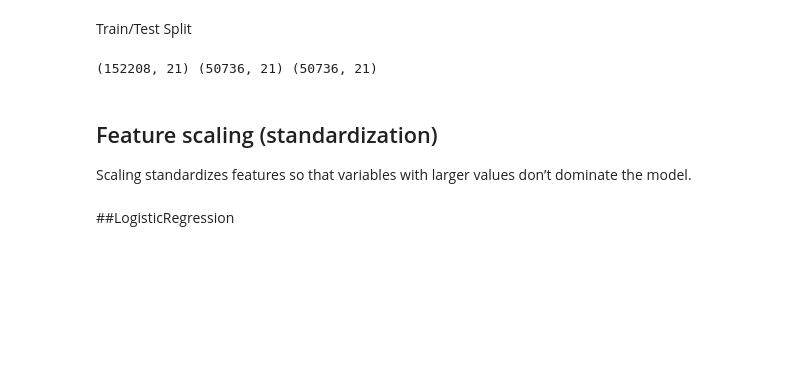
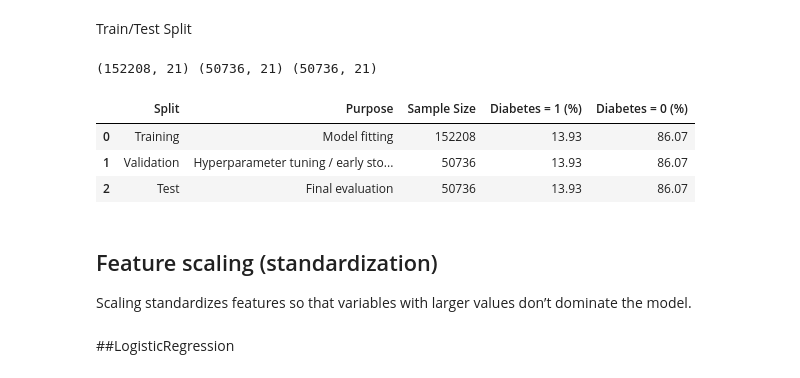
Before and after one commit to 3Frank3/Diabetes-Risk-Prediction-Fairness-Evaluation-and-Causal-Analysis-of-Physical-Activity-Using-PSM, a Jupyter notebook: Modeling_NN.ipynb, the cells around one changed output. Saved outputs shown, nothing was run; the diff lists cells and outputs as text; code cells hidden in the pictures; blank space fills up the shorter version.

```diff
--- a/Modeling_NN.ipynb
+++ b/Modeling_NN.ipynb
@@ -124,6 +124,37 @@ X_train, X_val, y_train, y_val = train_test_split(
 print(X_train.shape, X_val.shape, X_test.shape)
 # %% [output]
 (152208, 21) (50736, 21) (50736, 21)
+# %%
+split_summary = pd.DataFrame({
+    "Split": ["Training", "Validation", "Test"],
+    "Purpose": [
+        "Model fitting",
+        "Hyperparameter tuning / early stopping",
+        "Final evaluation"
+    ],
+    "Sample Size": [
+        len(y_train),
+        len(y_val),
+        len(y_test)
+    ],
+    "Diabetes = 1 (%)": [
+        y_train.mean() * 100,
+        y_val.mean() * 100,
+        y_test.mean() * 100
+    ],
+    "Diabetes = 0 (%)": [
+        (1 - y_train.mean()) * 100,
+        (1 - y_val.mean()) * 100,
+        (1 - y_test.mean()) * 100
+    ]
+})
+
+split_summary.round(2)
+# %% [output]
+|  | Split | Purpose | Sample Size | Diabetes = 1 (%) | Diabetes = 0 (%) |
+| 0 | Training | Model fitting | 152208 | 13.93 | 86.07 |
+| 1 | Validation | Hyperparameter tuning / early sto... | 50736 | 13.93 | 86.07 |
+| 2 | Test | Final evaluation | 50736 | 13.93 | 86.07 |
 # %% [markdown]
 ## Feature scaling (standardization)
 
```
Also changed, not shown: parts of 17 cells of this notebook.
